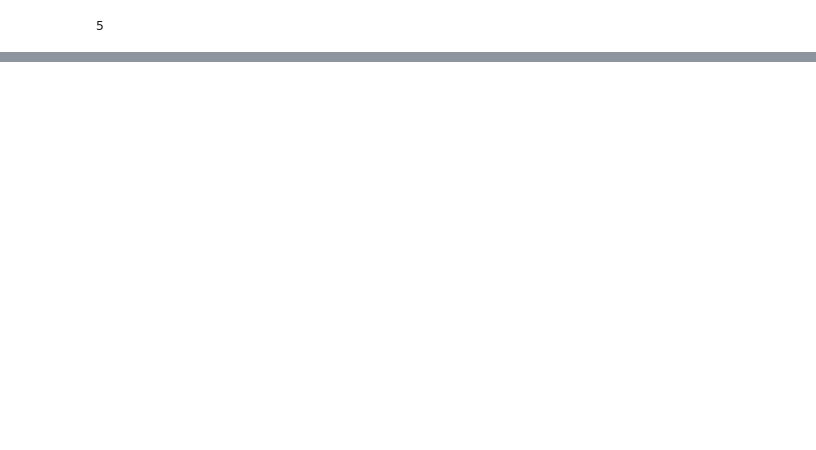
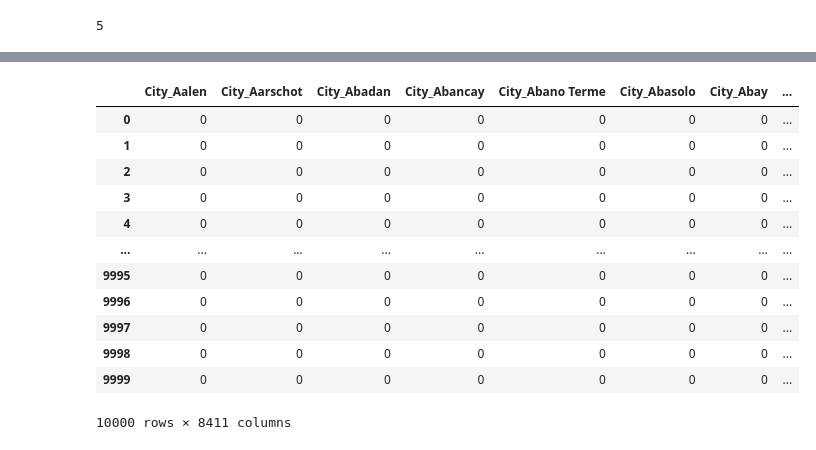
Before and after one commit to SaiShashankG/Social-Media-Friend-Recommendation-System, a Jupyter notebook: pro.ipynb, the cells around one changed output, grey strips where cells are left out. Saved outputs shown, nothing was run; the diff lists cells and outputs as text; code cells hidden in the pictures; blank space fills up the shorter version.

```diff
--- a/pro.ipynb
+++ b/pro.ipynb
@@ -15,0 +139,19 @@ FileNotFoundError: [Errno 2] No such file or directory: 'SocialMediaUsersDataSet
+# %%
+location=dataset[['City','Country']]
+location_encoded=pd.get_dummies(location).astype(int)
+# %%
+location_encoded
+# %% [output]
+|  | City_Aalen | City_Aarschot | City_Abadan | City_Abancay | City_Abano Terme | City_Abasolo | City_Abay | ... |
+| 0 | 0 | 0 | 0 | 0 | 0 | 0 | 0 | ... |
+| 1 | 0 | 0 | 0 | 0 | 0 | 0 | 0 | ... |
+| 2 | 0 | 0 | 0 | 0 | 0 | 0 | 0 | ... |
+| 3 | 0 | 0 | 0 | 0 | 0 | 0 | 0 | ... |
+| 4 | 0 | 0 | 0 | 0 | 0 | 0 | 0 | ... |
+| ... | ... | ... | ... | ... | ... | ... | ... | ... |
+| 9995 | 0 | 0 | 0 | 0 | 0 | 0 | 0 | ... |
+| 9996 | 0 | 0 | 0 | 0 | 0 | 0 | 0 | ... |
+| 9997 | 0 | 0 | 0 | 0 | 0 | 0 | 0 | ... |
+| 9998 | 0 | 0 | 0 | 0 | 0 | 0 | 0 | ... |
+| 9999 | 0 | 0 | 0 | 0 | 0 | 0 | 0 | ... |
+10000 rows × 8411 columns
```
Also changed, not shown: parts of 22 cells of this notebook.
